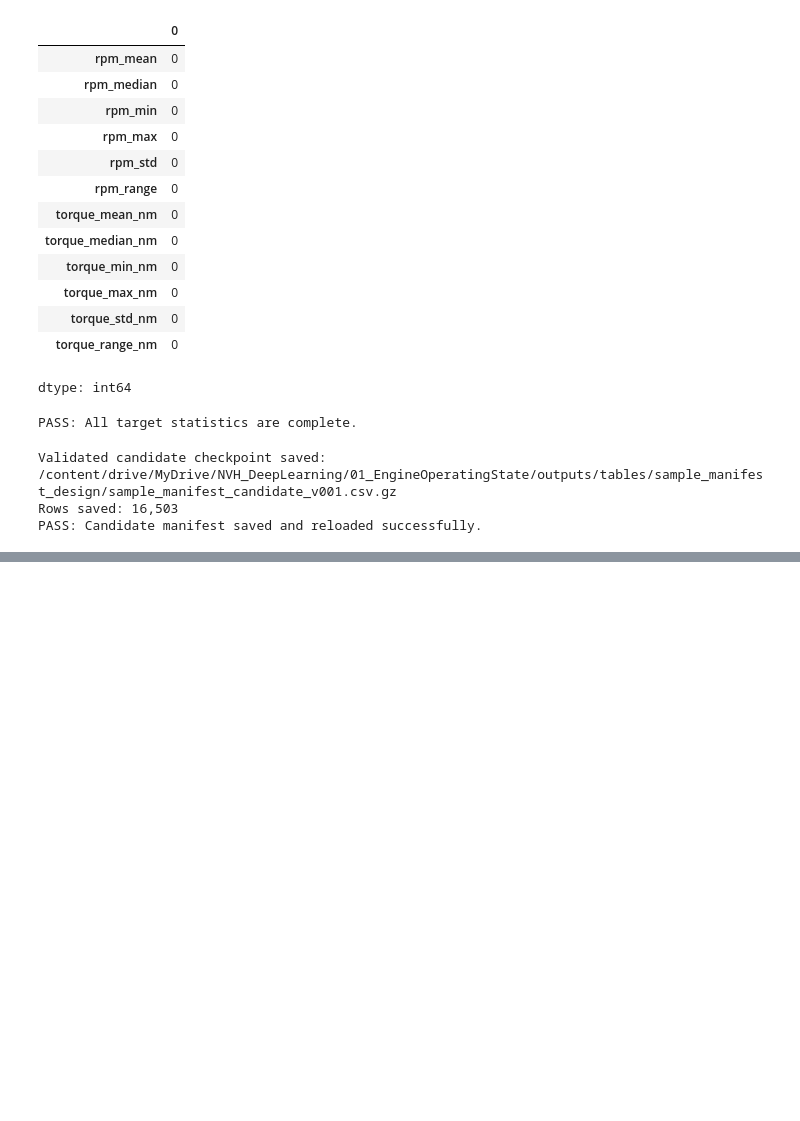
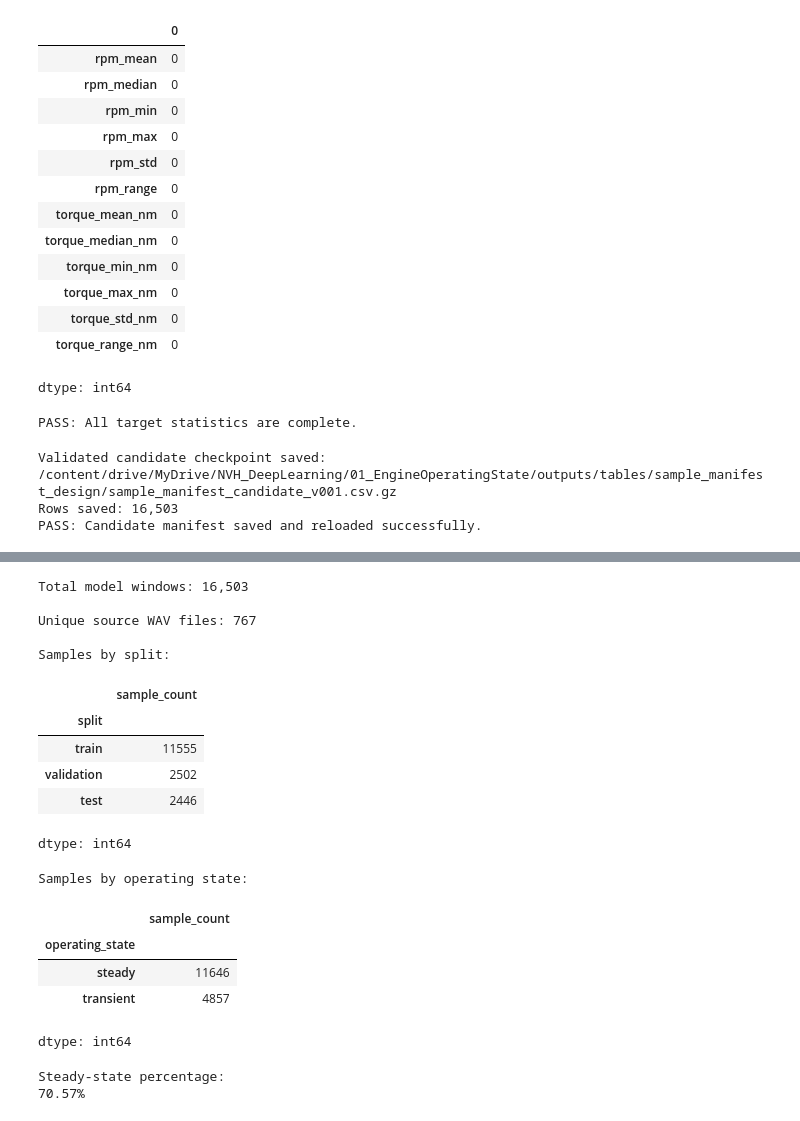
Before and after one commit to vaibhavjiyer87/engine-nvh-deep-learning, a Jupyter notebook: notebooks/04_generate_sample_manifest.ipynb, the cells around one changed output, grey strips where cells are left out. Saved outputs shown, nothing was run; the diff lists cells and outputs as text; code cells hidden in the pictures; blank space fills up the shorter version.

```diff
--- a/notebooks/04_generate_sample_manifest.ipynb
+++ b/notebooks/04_generate_sample_manifest.ipynb
@@ -1983,0 +2060,72 @@ PASS: Candidate manifest saved and reloaded successfully.
+# %%
+# Step 4C — Audit basic sample counts
+# Here we are answering:
+  # How many actual model examples did PREP-001 create?
+  # What fraction is eligible for the first steady-state RPM model?
+
+# ============================================================
+# BASIC SAMPLE POPULATION AUDIT
+# ============================================================
+
+print(
+    f"Total model windows: "
+    f"{len(sample_manifest):,}"
+)
+
+print(
+    f"\nUnique source WAV files: "
+    f"{sample_manifest['parent_file_id'].nunique():,}"
+)
+
+print("\nSamples by split:")
+
+display(
+    sample_manifest[
+        "split"
+    ]
+    .value_counts()
+    .rename("sample_count")
+)
+
+print("\nSamples by operating state:")
+
+display(
+    sample_manifest[
+        "operating_state"
+    ]
+    .value_counts()
+    .rename("sample_count")
+)
+
+print("\nSteady-state percentage:")
+
+steady_percentage = (
+    100
+    * sample_manifest[
+        "model_eligible_rpm_v001"
+    ].mean()
+)
+
+print(
+    f"{steady_percentage:.2f}%"
+)
+# %% [output]
+Total model windows: 16,503
+
+Unique source WAV files: 767
+
+Samples by split:
+|  | sample_count |
+| split |  |
+| train | 11555 |
+| validation | 2502 |
+| test | 2446 |
+dtype: int64
+Samples by operating state:
+|  | sample_count |
+| operating_state |  |
+| steady | 11646 |
+| transient | 4857 |
+dtype: int64
+Steady-state percentage:
+70.57%
```
Also changed, not shown: parts of 14 cells of this notebook.
